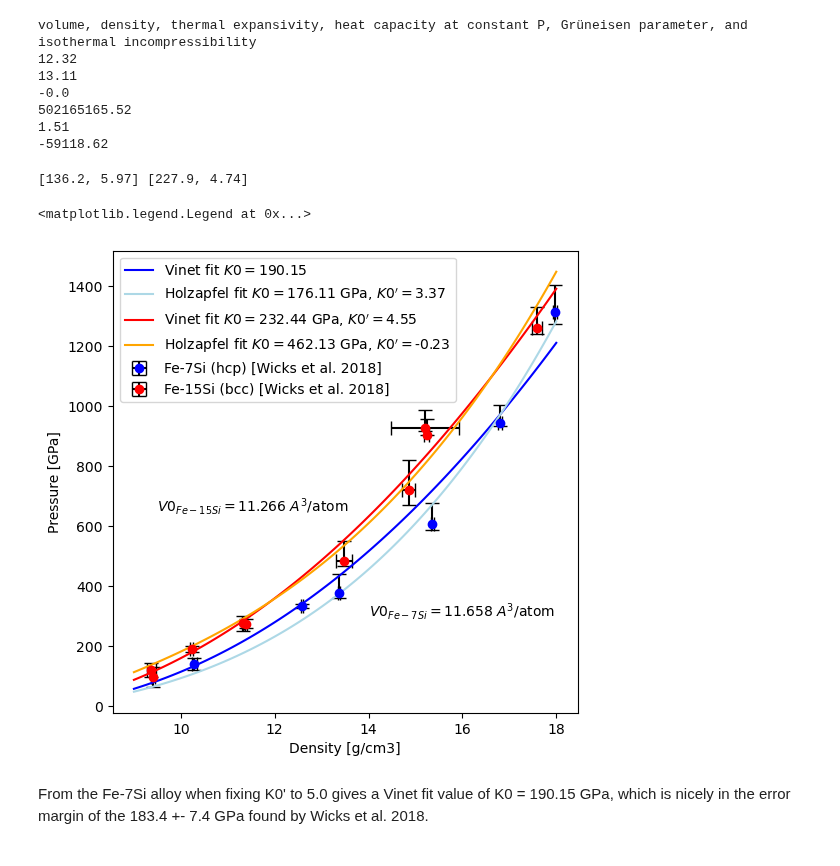
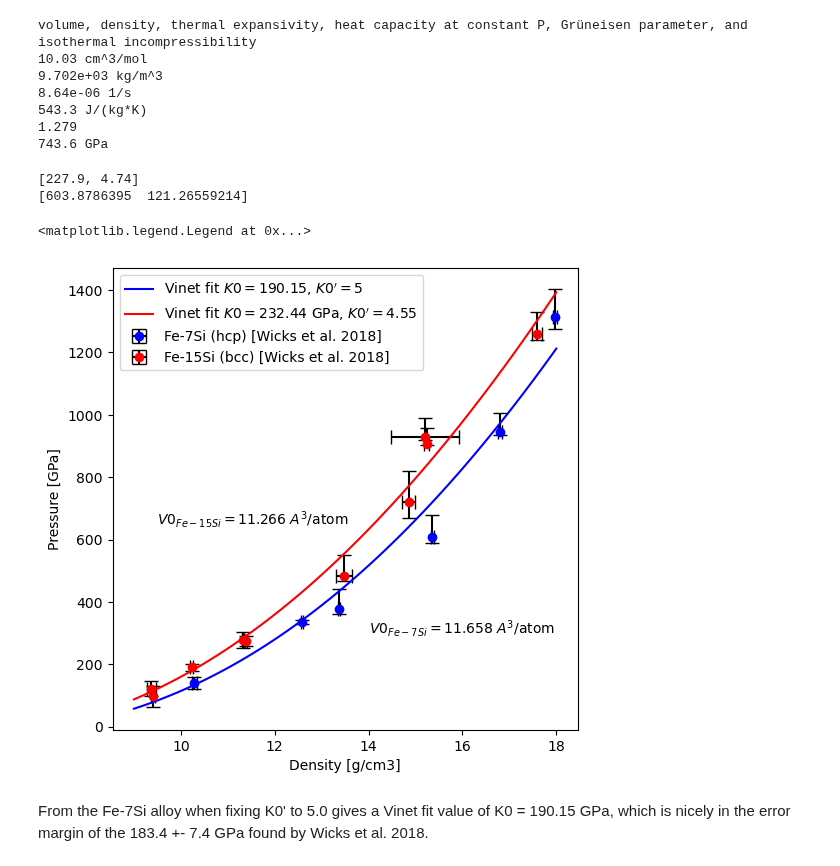
Before and after one commit to louis-mueller/geodynamo, a Jupyter notebook: core/FeSi_EoS.ipynb, the cells around one changed output. Drawn from its saved outputs; the diff is of its cells as text; code cells hidden in the pictures.

```diff
--- a/core/FeSi_EoS.ipynb
+++ b/core/FeSi_EoS.ipynb
@@ -6,7 +8,7 @@ import matplotlib.pyplot as plt
 # %%
 def eos_core_15(p, T):
     """
-    EOS for hcp iron - silicate (FeSi7) computes volume, density, thermal expansivity, heat capacity at constant P,
+    EOS for bcc iron - silicate (FeSi15) computes volume, density, thermal expansivity, heat capacity at constant P,
     Grüneisen parameter, and isothermal incompressibility.
     """
     # Constants
@@ -14,11 +16,10 @@ def eos_core_15(p, T):
     T0 = 300.0  # Reference temperature [K]
     MFe = 55.845  # Molar mass [g/mol]
     MSi = 28.0855  # Molar mass [g/mol]
-    NA = 6.02214129e23  # Avogadro's number [1/mol]
-    V0 = 11.266*2  # A^3
-    KT0 = 462.13 # Bulk modulus at reference [GPa]
-    KTP = -0.23  # Pressure derivative of bulk modulus
-    gamma0 = 1.9547  # Grüneisen parameter at reference
+    V0 = 13569.088754628  # mm^3/mol
+    KT0 = 227.9 # Bulk modulus at reference [GPa]
+    KTP = 4.74  # Pressure derivative of bulk modulus
+    gamma0 = 1.408  # Grüneisen parameter at reference 1.9547
     gammaInf = 0.827  # Grüneisen parameter at infinite compression
     beta = 0.826  # Parameter for gamma
     theta0 = 44.574  # Einstein temperature at reference [K]
@@ -29,7 +30,7 @@ def eos_core_15(p, T):
     XFe = (85/55.845)/(85/55.845 + 15/28.0855)  # Molar fraction Fe-7Si
     XSi = 1.0 - XFe  # Molar fraction Fe-7Si
     Z = XFe*26.0 + XSi*14 # average Atomic number
-    M0 = XFe*MFe + XSi*MSi  # Average molar mass [g/mol]
+    M0 = (XFe*MFe + XSi*MSi)*2*1.0e6  # molar mass [mug/mol]
 
     # Derived quantities
     PFG0 = 0.10036e9 * (Z / V0) ** (5.0 / 3.0)
@@ -42,7 +43,7 @@ def eos_core_15(p, T):
     # Volume and density
     zeta3 = zeta ** 3
     V = V0 * zeta3   # A^3
-    rho = 2* M0 / (V*1.e-24*NA)  # g/cm^3
+    rho = M0 / V  # g/cm^3
 
     # Grüneisen parameter
     gamma = gammax(zeta3, gamma0, gammaInf, beta)
@@ -72,7 +73,7 @@ def eos_core_15(p, T):
     alpha = gamma * Cv / (KT * V)
     Cp = Cv * (1.0 + alpha * gamma * T) / (M0 * 1.0e-9)  # From J/mol/K to J/kg/K
 
-    return np.array([V, rho, alpha, Cp, gamma, KT])
+    return np.array([V*1.0e-3, rho, alpha, Cp, gamma, KT])
 
 def gammax(x, gamma0, gammaInf, beta):
     """ Grüneisen parameter """
@@ -122,17 +123,18 @@ def zetax(p, T, c0, KT0, c2, V0, T0, gamma0, gammaInf, beta, theta0, R, a0, m):
     return sol.root
 
 print('volume, density, thermal expansivity, heat capacity at constant P, Grüneisen parameter, and isothermal incompressibility')
-a = eos_core_15(100, 2500)
-for i in a:
-    print(round(i,2))
+a = eos_core_15(156, 4500)
+a_unit = ['cm^3/mol', 'kg/m^3', '1/s', 'J/(kg*K)', '', 'GPa']
+for i in range(len(a)):
+    print(f'{a[i]:.4}', a_unit[i])
 # %% [output]
 volume, density, thermal expansivity, heat capacity at constant P, Grüneisen parameter, and isothermal incompressibility
-12.32
-13.11
--0.0
-502165165.52
-1.51
--59118.62
+10.03 cm^3/mol
+9.702e+03 kg/m^3
+8.64e-06 1/s
+543.3 J/(kg*K)
+1.279
+743.6 GPa
 # %%
 MFe = 55.845  # Molar mass of iron [g/mol]
 MSi = 28.0855  # Molar mass of silicon [g/mol]
@@ -210,19 +212,19 @@ def Vinet_fitting7(rho, KT0, KTP=5):
 def Holzapfel_fitting7(rho, KT0, KTP):
     """ Holzapfel function to fit P(rho) """
     wSi=0.07
-    V0=69.948
+    V0=42.1226856 # cm^3/mol
     XFe = ((1-wSi)/MFe)/((1-wSi)/MFe + wSi/MSi)   # Molar fraction Fe-7Si
     XSi = 1.0 - XFe
     Z = XFe*26.0 + XSi*14
-    V = (6 * (MFe * XFe + MSi * XSi) / (rho * NA)) * 1e24  # V in Å³
+    V = 2 * (MFe * XFe + MSi * XSi) / (rho)  # V in Å³
 
-    PFG0 = 0.10036e9 * (Z / V0) ** (5.0 / 3.0)
+    PFG0 = 1003.6 * (Z / V0) ** (5.0 / 3.0)
     c0 = np.log(PFG0/(3.0 * KT0))
     c2 = 3.0 / 2.0 * (KTP - 3.0) - c0
-    zeta = (V / V0) ** (1.0 / 3.0)
+    zeta = (V / V0) ** (1/3)
 
     # Return the pressure calculated by the Holzapfel equation
-    return 3.0 * KT0 * (1.0 - zeta) / zeta ** 5 * np.exp(c0 * (1.0 - zeta) + zeta * c2 * (1.0 - zeta))
+    return 3.0 * KT0 * (1.0 - zeta) * zeta ** 5 * np.exp(c0 * (1.0 - zeta)) * (1.0 + zeta * c2 * (1.0 - zeta))
 
 def Vinet_fitting15(rho, KT0, KTP):
     """ Vinet function to fit P(rho) """
@@ -241,18 +243,18 @@ def Vinet_fitting15(rho, KT0, KTP):
 def Holzapfel_fitting15(rho, KT0, KTP):
     """ Holzapfel function to fit P(rho) """
     wSi=0.15
-    V0=11.266*2
+    V0=13.569088754628  # cm^3/mol
     XFe = ((1-wSi)/MFe)/((1-wSi)/MFe + wSi/MSi)   # Molar fraction Fe-7Si
     XSi = 1.0 - XFe
     Z = XFe*26.0 + XSi*14
-    V = (2 * (MFe * XFe + MSi * XSi) / (rho * NA)) * 1e24  # V in Å³
-    PFG0 = 0.10036e9 * (Z / V0) ** (5.0 / 3.0)
+    V = 2 * (MFe * XFe + MSi * XSi)/ rho  # V from Å³ to cm^3/mol
+    PFG0 = 1003.6 * (Z / V0) ** (5.0 / 3.0)
     c0 = np.log(PFG0/(3.0 * KT0))
     c2 = 3.0 / 2.0 * (KTP - 3.0) - c0
-    zeta = (V / V0) ** (1.0 / 3.0)
+    zeta = (V / V0) **(1/3)
 
     # Return the pressure calculated by the Holzapfel equation
-    return 3.0 * KT0 * (1.0 - zeta) / zeta ** 5 * np.exp(c0 * (1.0 - zeta) + zeta * c2 * (1.0 - zeta))
+    return 3.0 * KT0 * (1.0 - zeta) * zeta ** 5 * np.exp((c0 * (1.0 - zeta)) * (1.0 + zeta * c2 * (1.0 - zeta)))
 # %%
 # create subplot figure
 fig, ax = plt.subplots(1, 1, figsize=(6, 6))
@@ -290,41 +292,44 @@ Fe15Si = min_type('bcc',d=1.7740)
 initial_guess_7 = [Fe7Si[1], Fe7Si[2]]
 initial_guess_15 = [Fe15Si[1], Fe15Si[2]]
 
-print(initial_guess_7, initial_guess_15)
+print(initial_guess_15)
 
 popt_v7, pcov_v7 = curve_fit(Vinet_fitting7, rho_7, p7, p0=initial_guess_7[0])
 popt_h7, pcov_h7 = curve_fit(Holzapfel_fitting7, rho_7, p7, p0=initial_guess_7)
 popt_v15, pcov_v15 = curve_fit(Vinet_fitting15, rho_15, p15, p0=initial_guess_15)
 popt_h15, pcov_h15 = curve_fit(Holzapfel_fitting15, rho_15, p15, p0=initial_guess_15)
 
 KT0_fit_v7 = popt_v7
 KT0_fit_h7, KTP_fit_h7 = popt_h7
 KT0_fit_v15, KTP_fit_v15 = popt_v15
 KT0_fit_h15, KTP_fit_h15 = popt_h15
 
+print(popt_h15)
+
 p_fitted_v7 = Vinet_fitting7(rho, *popt_v7)
 p_fitted_h7 = Holzapfel_fitting7(rho, *popt_h7)
 p_fitted_v15 = Vinet_fitting15(rho, *popt_v15)
 p_fitted_h15 = Holzapfel_fitting15(rho, *popt_h15)
 
 ax.errorbar(rho_7, p7, yerr=[p_err_l7, p_err_u7], xerr=rho_err7, fmt='o', capsize=5, color=clr7, ecolor='k', label='Fe-7Si (hcp) [Wicks et al. 2018]')
 ax.errorbar(rho_15, p15, yerr=[p_err_l15, p_err_u15], xerr=rho_err15, fmt='o', capsize=5, color=clr15, ecolor='k', label='Fe-15Si (bcc) [Wicks et al. 2018]')
 
-ax.plot(rho, p_fitted_v7, '-', color=clr7, label=f'Vinet fit $K0 = ${KT0_fit_v7[0]:.2f}')
-ax.plot(rho, p_fitted_h7, '-', color='lightblue', label=f'Holzapfel fit $K0 = ${KT0_fit_h7:.2f} GPa, $K0\' = ${KTP_fit_h7:.2f}')
+ax.plot(rho, p_fitted_v7, '-', color=clr7, label=f'Vinet fit $K0 = ${KT0_fit_v7[0]:.2f}, $K0\' = $5')
+#ax.plot(rho, p_fitted_h7, '-', color='lightblue', label=f'Holzapfel fit $K0 = ${KT0_fit_h7:.2f} GPa, $K0\' = ${KTP_fit_h7:.2f}')
 ax.plot(rho, p_fitted_v15, '-', color=clr15, label=f'Vinet fit $K0 = ${KT0_fit_v15:.2f} GPa, $K0\' = ${KTP_fit_v15:.2f}')
-ax.plot(rho, p_fitted_h15, '-', color='orange', label=f'Holzapfel fit $K0 = ${KT0_fit_h15:.2f} GPa, $K0\' = ${KTP_fit_h15:.2f}')
+#ax.plot(rho, p_fitted_h15, '-', color='orange', label=f'Holzapfel fit $K0 = ${KT0_fit_h15:.2f} GPa, $K0\' = ${KTP_fit_h15:.2f}')
 
 ax.text(9.5, 650, r'$V0_{Fe-15Si} = 11.266$ $A^3$/atom')
 ax.text(14, 300, r'$V0_{Fe-7Si} = 11.658$ $A^3$/atom')
 
 ax.set_ylabel('Pressure [GPa]')
 ax.set_xlabel('Density [g/cm3]')
 ax.legend()
 # %% [output]
-[136.2, 5.97] [227.9, 4.74]
+[227.9, 4.74]
+[603.8786395  121.26559214]
 <matplotlib.legend.Legend at 0x...>
-[figure, old version]
+[figure, new version]
 # %% [markdown]
 From the Fe-7Si alloy when fixing K0' to 5.0 gives a Vinet fit value of K0 = 190.15 GPa,
 which is nicely in the error margin of the 183.4 +- 7.4 GPa found by Wicks et al. 2018.
```
Also changed, not shown: parts of 3 cells of this notebook, 1 other file.
